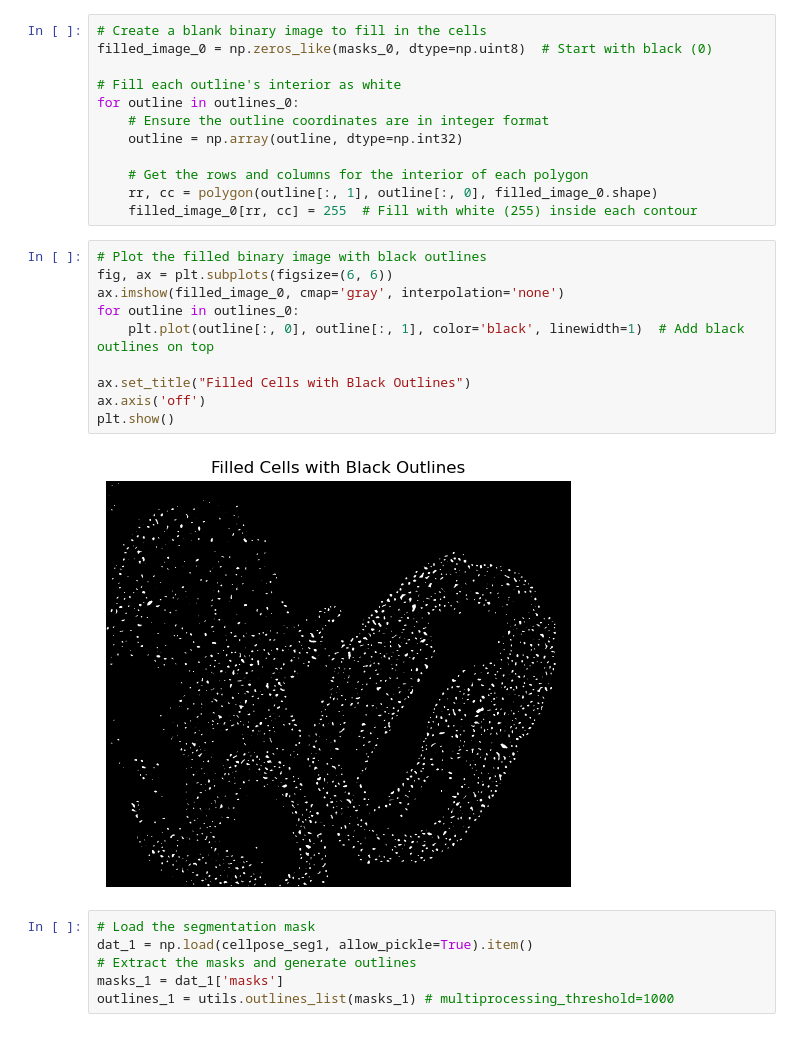
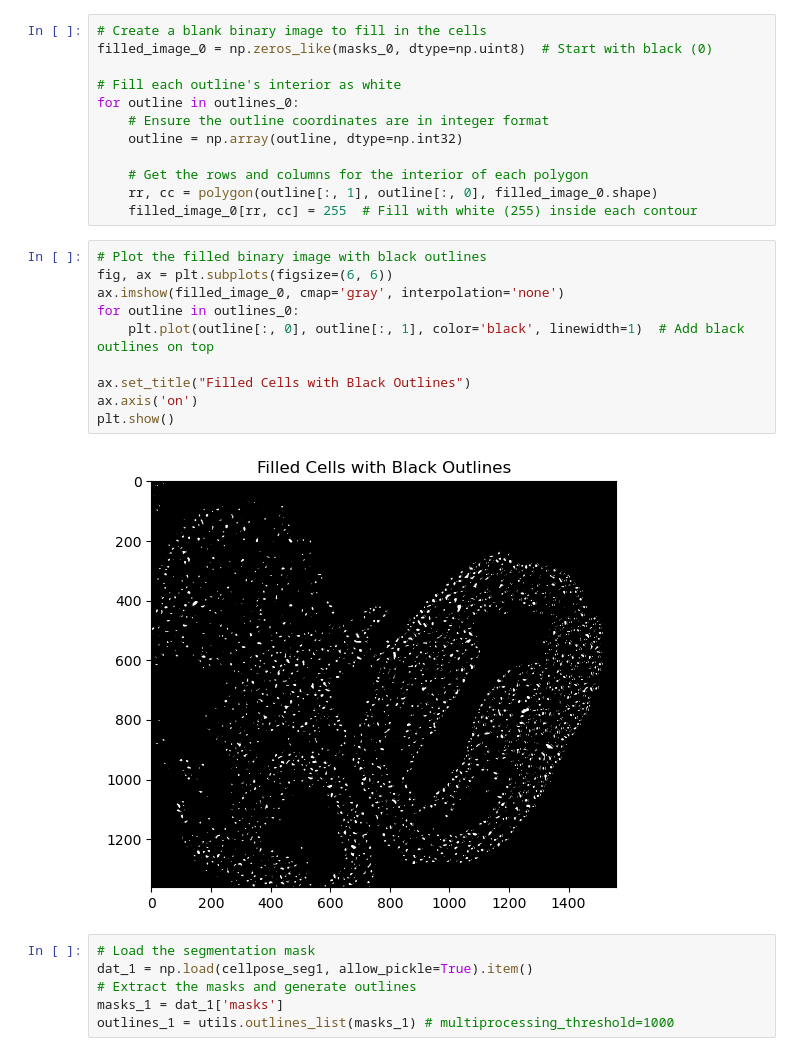
Before and after one commit to xiwang3236/Image_processing_tools, a Jupyter notebook: Solve_conflict.ipynb, the cells around one changed output. Drawn from its saved outputs; the diff is of its cells as text.

```diff
--- a/Solve_conflict.ipynb
+++ b/Solve_conflict.ipynb
@@ -29,15 +29,15 @@ for outline in outlines_0:
 # %%
 # Plot the filled binary image with black outlines
 fig, ax = plt.subplots(figsize=(6, 6))
 ax.imshow(filled_image_0, cmap='gray', interpolation='none')
 for outline in outlines_0:
     plt.plot(outline[:, 0], outline[:, 1], color='black', linewidth=1)  # Add black outlines on top
 
 ax.set_title("Filled Cells with Black Outlines")
-ax.axis('off')
+ax.axis('on')
 plt.show()
 # %% [output]
-[figure, old version]
+[figure, new version]
 # %%
 # Load the segmentation mask
 dat_1 = np.load(cellpose_seg1, allow_pickle=True).item()
```
Also changed, not shown: parts of 9 cells of this notebook.
